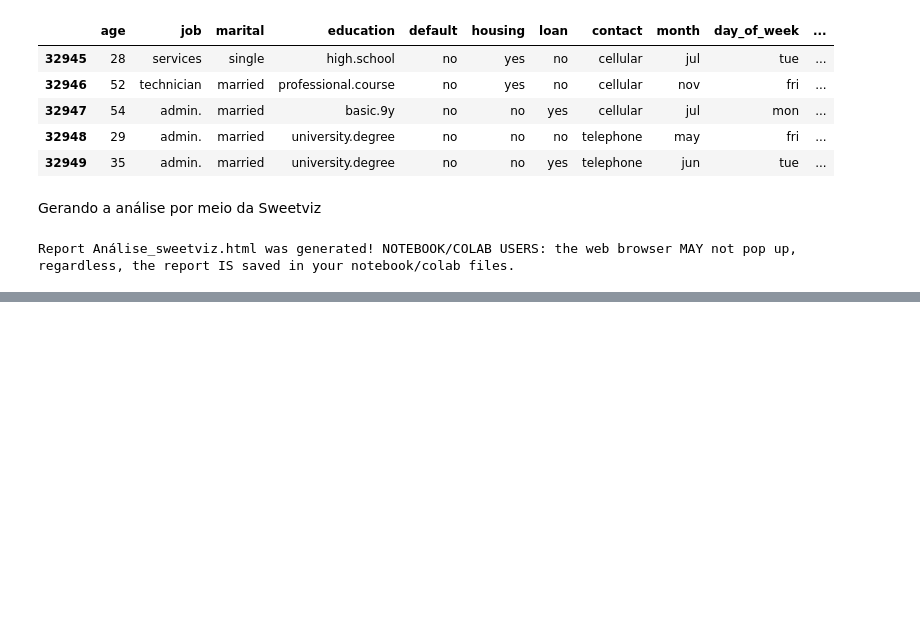
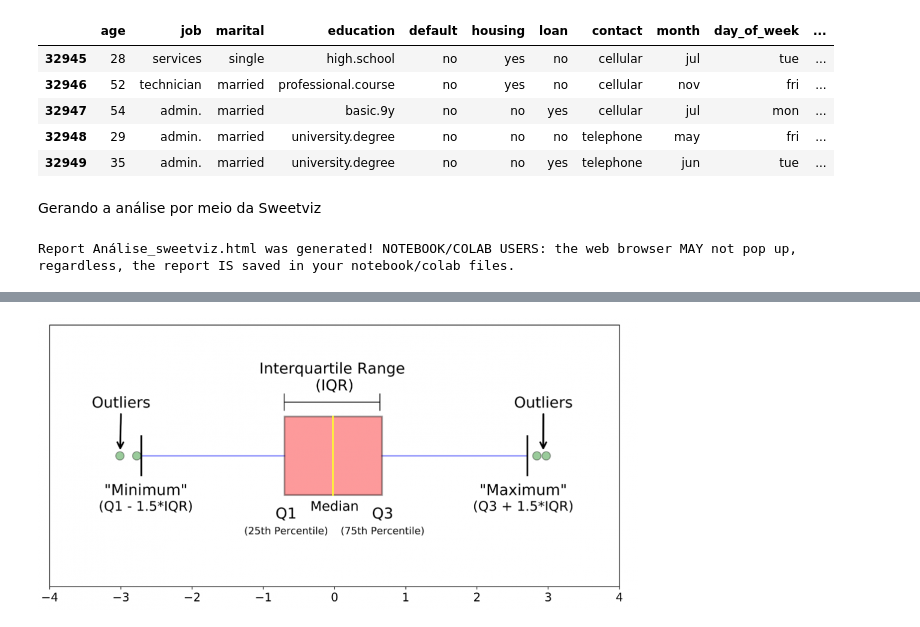
Before and after one commit to andrejuniorba/Python-CienciaDeDados, a Jupyter notebook: EDA_Análise_Exploratória_de_Dados.ipynb, the cells around one changed output, grey strips where cells are left out. Saved outputs shown, nothing was run; the diff lists cells and outputs as text; code cells hidden in the pictures; blank space fills up the shorter version.

```diff
--- a/EDA_Análise_Exploratória_de_Dados.ipynb
+++ b/EDA_Análise_Exploratória_de_Dados.ipynb
@@ -77,0 +202,4 @@ Report Análise_sweetviz.html was generated! NOTEBOOK/COLAB USERS: the web brows
+# %%
+display.Image('/content/drive/MyDrive/Dados - Data Science/EDA - Análise exploratória de dados/IQR.png')
+# %% [output]
+[figure, added]
```
Also changed, not shown: parts of 30 cells of this notebook.
